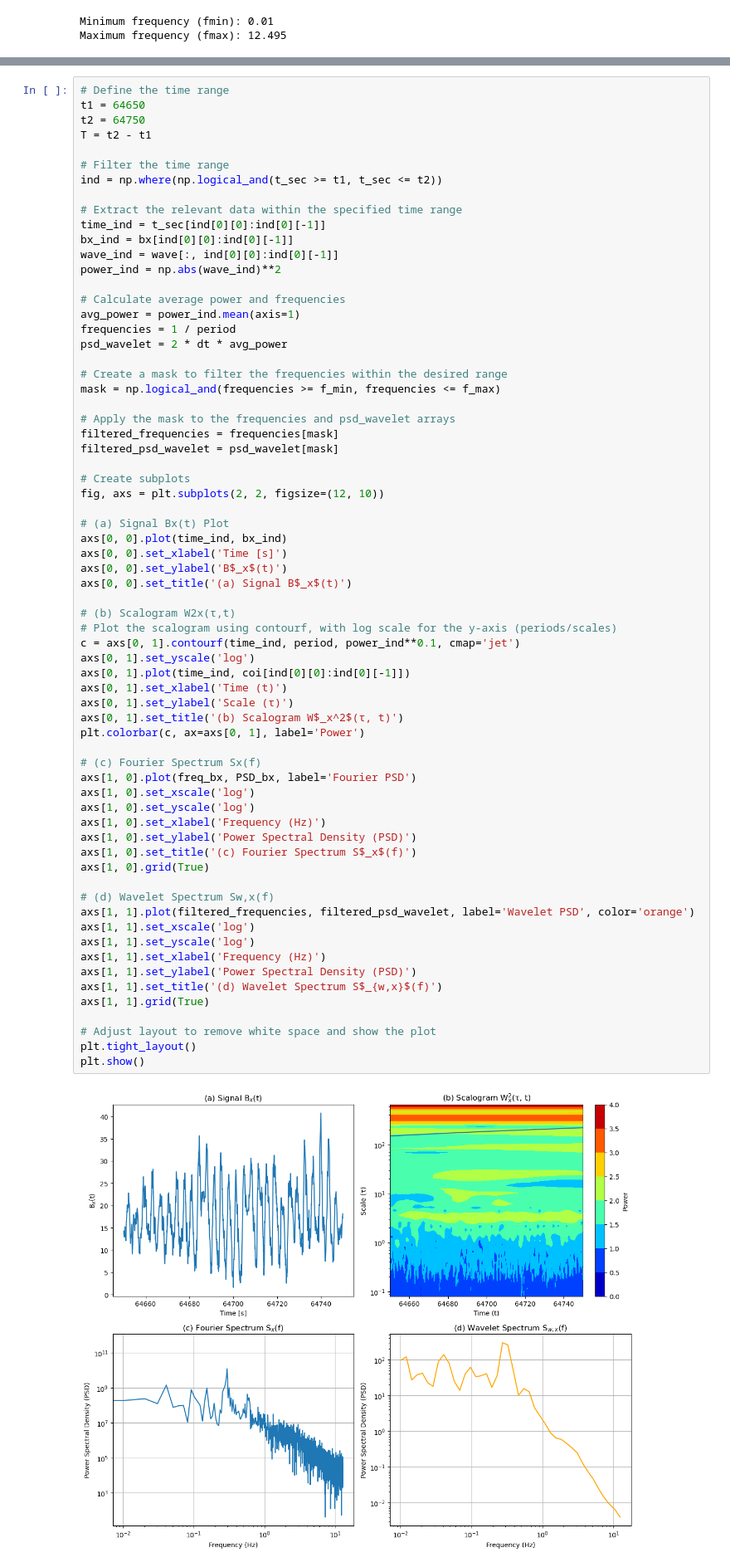
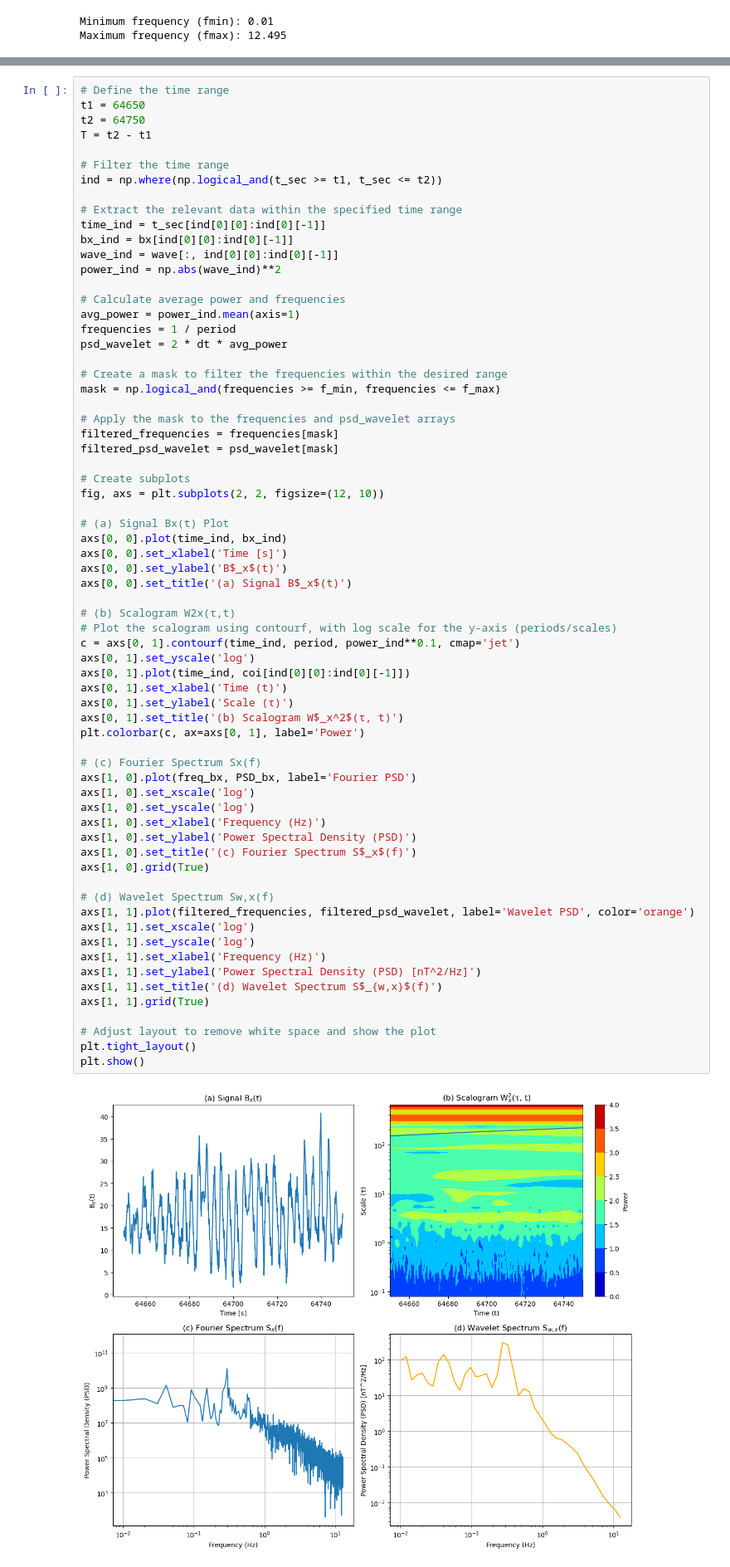
Before and after one commit to notanobis/Wavelet-Analysis, a Jupyter notebook: Code/plasma.ipynb, the cells around one changed output, grey strips where cells are left out. Shown at 83% size. Cells and saved outputs as stored; diff of their text form.

```diff
--- a/Code/plasma.ipynb
+++ b/Code/plasma.ipynb
@@ -360,32 +360,32 @@ axs[0, 0].set_title('(a) Signal B$_x$(t)')
 # Plot the scalogram using contourf, with log scale for the y-axis (periods/scales)
 c = axs[0, 1].contourf(time_ind, period, power_ind**0.1, cmap='jet')
 axs[0, 1].set_yscale('log')
 axs[0, 1].plot(time_ind, coi[ind[0][0]:ind[0][-1]])
 axs[0, 1].set_xlabel('Time (t)')
 axs[0, 1].set_ylabel('Scale (τ)')
 axs[0, 1].set_title('(b) Scalogram W$_x^2$(τ, t)')
 plt.colorbar(c, ax=axs[0, 1], label='Power')
 
 # (c) Fourier Spectrum Sx(f)
 axs[1, 0].plot(freq_bx, PSD_bx, label='Fourier PSD')
 axs[1, 0].set_xscale('log')
 axs[1, 0].set_yscale('log')
 axs[1, 0].set_xlabel('Frequency (Hz)')
 axs[1, 0].set_ylabel('Power Spectral Density (PSD)')
 axs[1, 0].set_title('(c) Fourier Spectrum S$_x$(f)')
 axs[1, 0].grid(True)
 
 # (d) Wavelet Spectrum Sw,x(f)
 axs[1, 1].plot(filtered_frequencies, filtered_psd_wavelet, label='Wavelet PSD', color='orange')
 axs[1, 1].set_xscale('log')
 axs[1, 1].set_yscale('log')
 axs[1, 1].set_xlabel('Frequency (Hz)')
-axs[1, 1].set_ylabel('Power Spectral Density (PSD)')
+axs[1, 1].set_ylabel('Power Spectral Density (PSD) [nT^2/Hz]')
 axs[1, 1].set_title('(d) Wavelet Spectrum S$_{w,x}$(f)')
 axs[1, 1].grid(True)
 
 # Adjust layout to remove white space and show the plot
 plt.tight_layout()
 plt.show()
 # %% [output]
-[figure, old version]
+[figure, new version]
```
Also changed, not shown: parts of 6 cells of this notebook.
